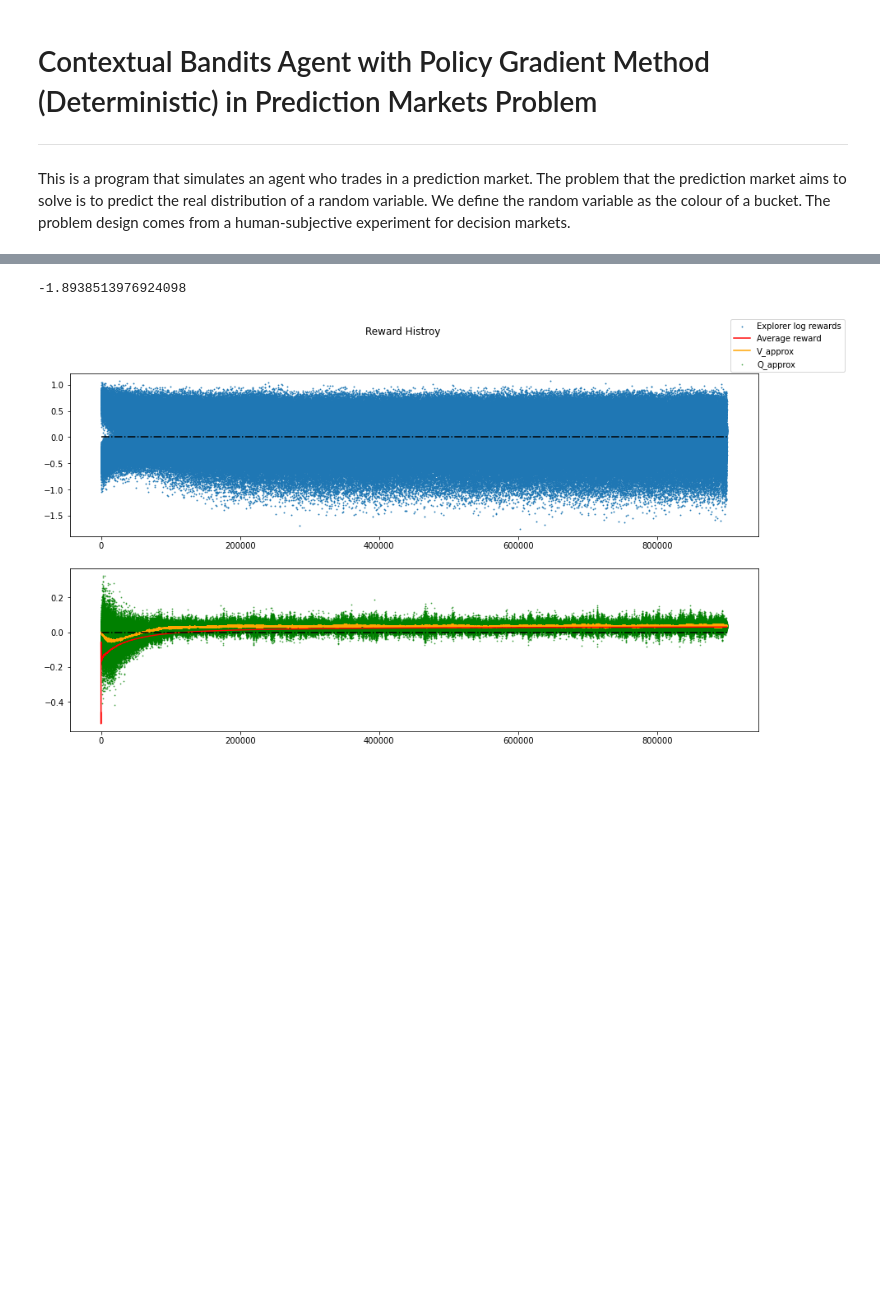
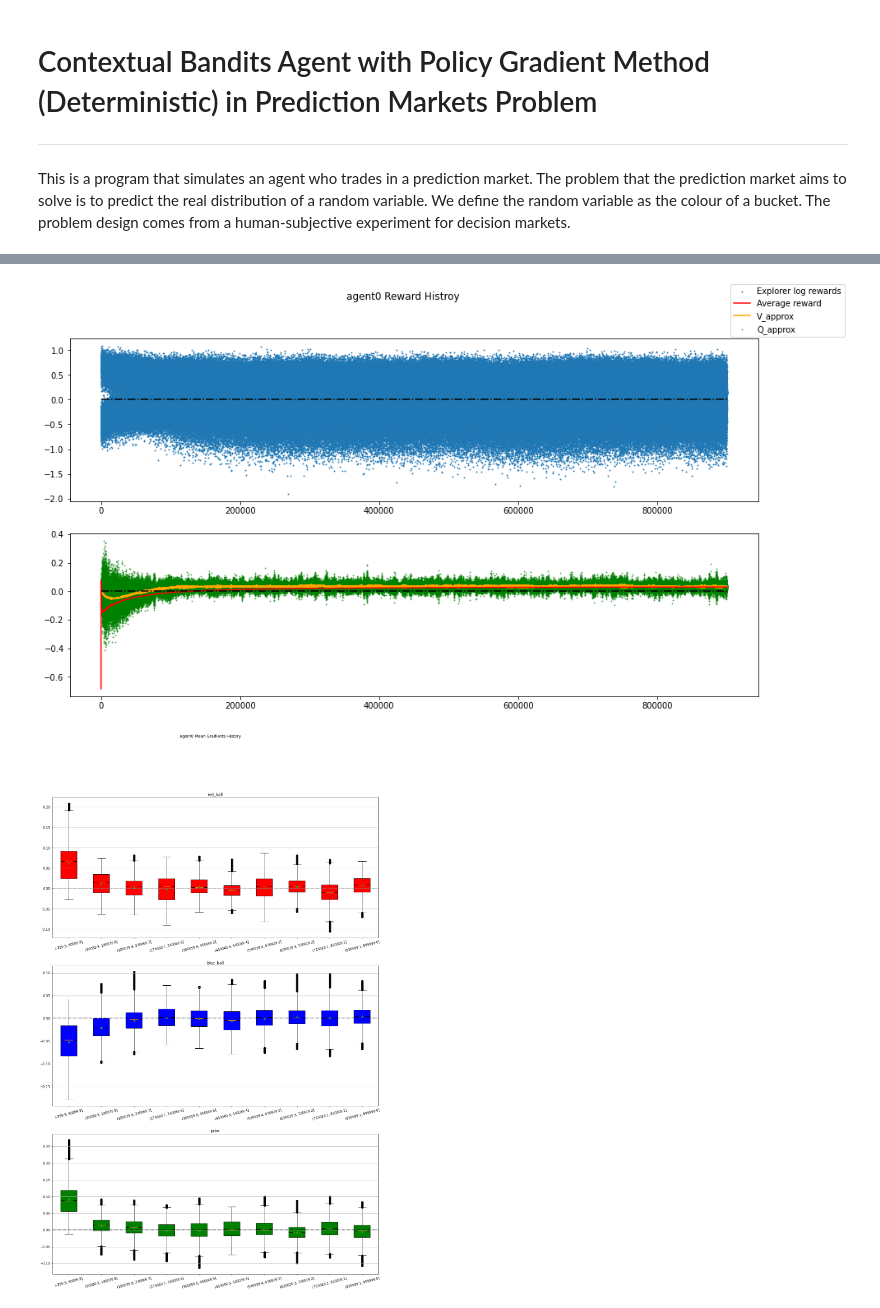
Before and after one commit to realwenlongwang/contexutal-bandits-with-peer-prediction-for-decision-making, a Jupyter notebook: Deterministic_Gradient_Bandit_with_Continous_Action_Space.ipynb, the cells around one changed output, grey strips where cells are left out. Drawn from its saved outputs; the diff is of its cells as text; code cells hidden in the pictures; blank space fills up the shorter version.

```diff
--- a/Deterministic_Gradient_Bandit_with_Continous_Action_Space.ipynb
+++ b/Deterministic_Gradient_Bandit_with_Continous_Action_Space.ipynb
@@ -92,7 +119,3 @@ Updating weights with regular algorithm.
-# %%
-mean
-# %% [output]
--1.8938513976924098
 # %%
 reward_history_df = pd.DataFrame(
     agent.reward_history_list,
@@ -111,7 +134,13 @@ mean_weights_history_df1 = pd.DataFrame(agent.mean_weights_history_list,
                                                columns=['red_weight', 'blue_weight', 'prior_weight'])
 # grad_v_history_df = pd.DataFrame(grad_v_history_list, columns=['red_v', 'blue_v', 'prior_v'])
 # grad_q_history_df = pd.DataFrame(grad_q_history_list, columns=['red_q', 'blue_q', 'prior_q'])
-# %%
-agent.reward_history_plot()
-# %% [output]
-[figure, removed]
+# %%
+for agent in agent_list:
+    agent.reward_history_plot()
+    agent.mean_gradients_history_plot()
+    agent.mean_gradients_successive_dot_product_plot()
+    agent.mean_history_plot()
+    agent.mean_weights_history_plot()
+# %% [output]
+[figure, added]
+[figure, added]
```
Also changed, not shown: parts of 7 cells of this notebook, 2 other files.
